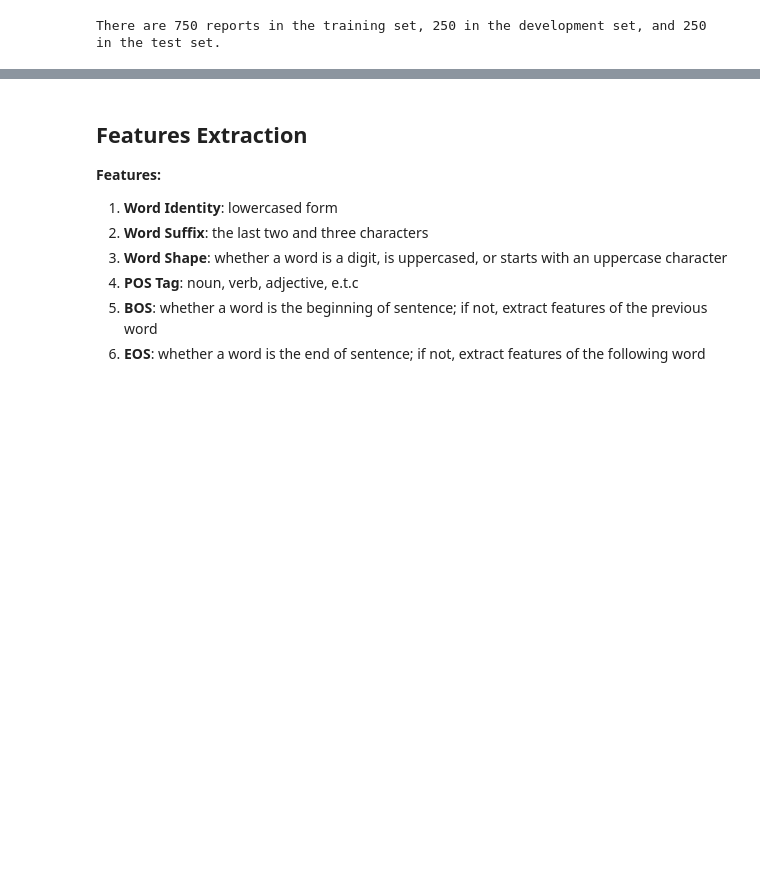
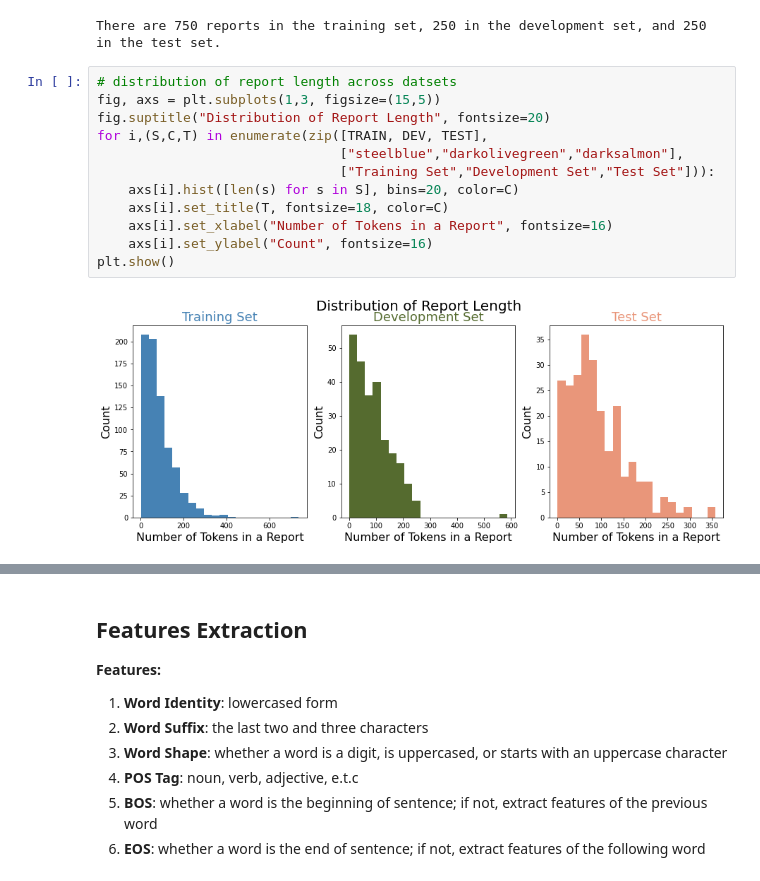
Before and after one commit to PawinData/TM, a Jupyter notebook: Project.ipynb, the cells around one changed output, grey strips where cells are left out. Drawn from its saved outputs; the diff is of its cells as text; blank space fills up the shorter version.

```diff
--- a/Project.ipynb
+++ b/Project.ipynb
@@ -370,3 +348,17 @@ print('There are', len(TRAIN), 'reports in the training set,',
       len(DEV), 'in the development set, and', len(TEST), 'in the test set.')
 # %% [output]
 There are 750 reports in the training set, 250 in the development set, and 250 in the test set.
+# %%
+# distribution of report length across datsets
+fig, axs = plt.subplots(1,3, figsize=(15,5))
+fig.suptitle("Distribution of Report Length", fontsize=20)
+for i,(S,C,T) in enumerate(zip([TRAIN, DEV, TEST],
+                               ["steelblue","darkolivegreen","darksalmon"],
+                               ["Training Set","Development Set","Test Set"])):
+    axs[i].hist([len(s) for s in S], bins=20, color=C)
+    axs[i].set_title(T, fontsize=18, color=C)
+    axs[i].set_xlabel("Number of Tokens in a Report", fontsize=16)
+    axs[i].set_ylabel("Count", fontsize=16)
+plt.show()
+# %% [output]
+[figure, added]
```
Also changed, not shown: parts of 11 cells of this notebook.
